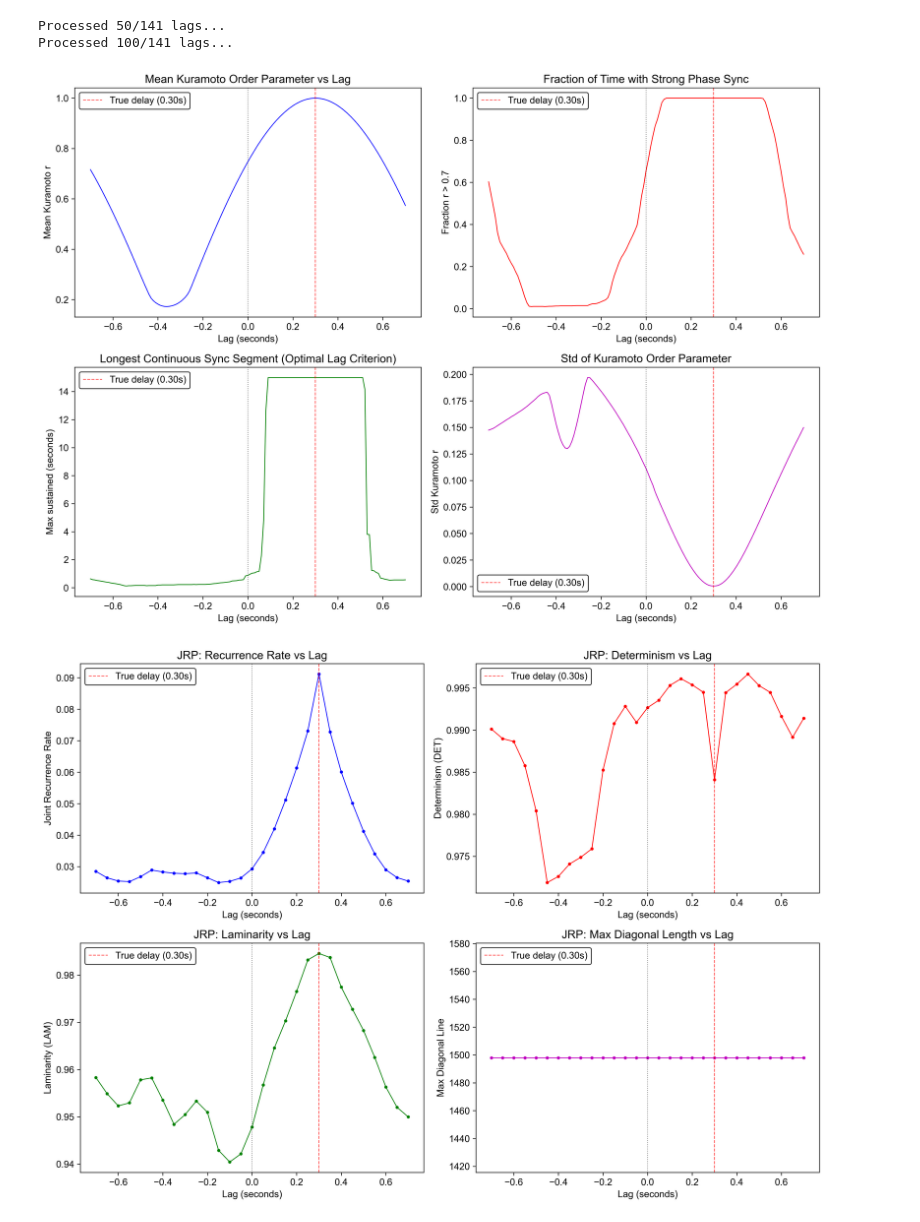
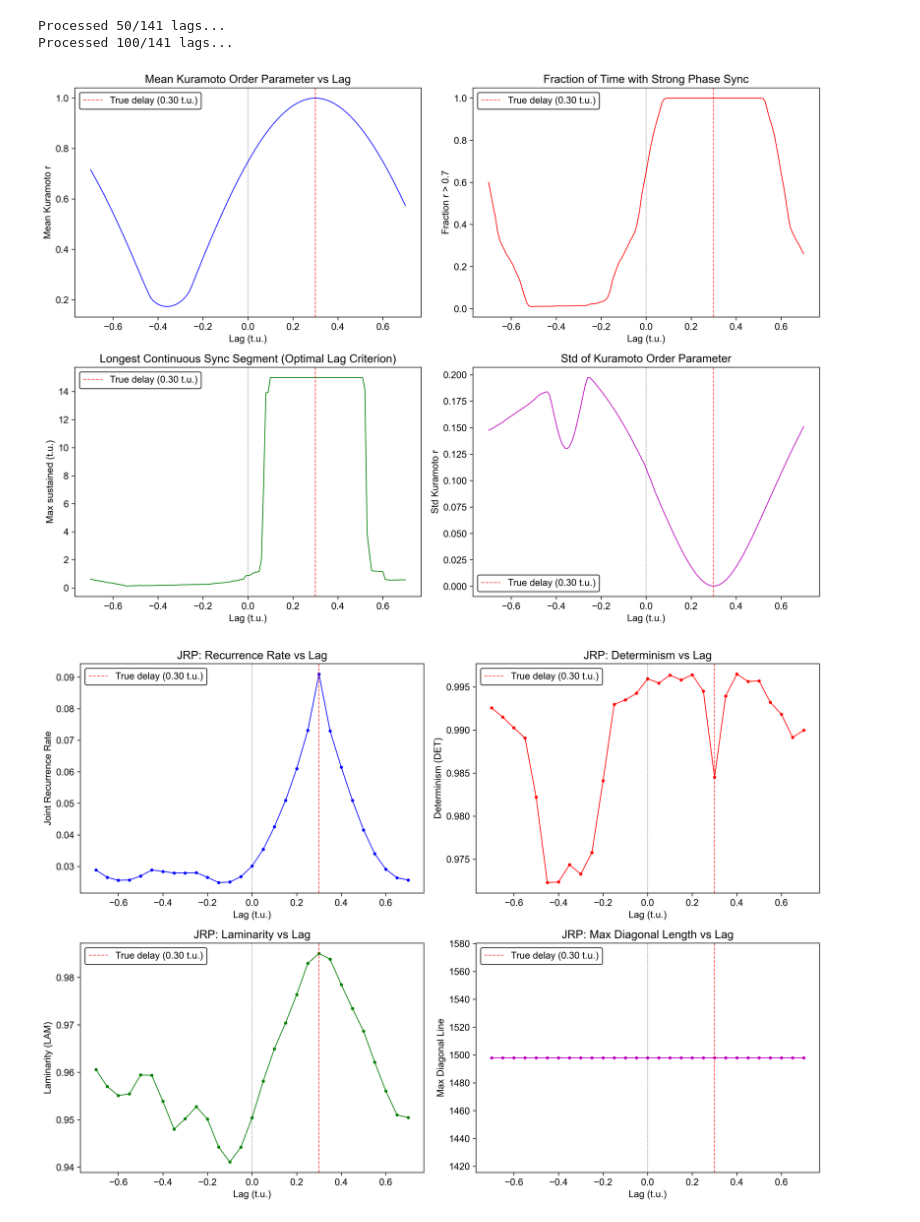
Before and after one commit to dgarciacesga/synch_delay, a Jupyter notebook: notebooks/kuramoto_jrp_analysis_bz_delayed.ipynb, the cells around one changed output. Cells and saved outputs as stored; diff of their text form; code cells hidden in the pictures.

```diff
--- a/notebooks/kuramoto_jrp_analysis_bz_delayed.ipynb
+++ b/notebooks/kuramoto_jrp_analysis_bz_delayed.ipynb
@@ -92,8 +92,8 @@ Computing Kuramoto order parameter...
 # %%
 # Extract signals from pipeline
 signal_pair = pipeline.signal_pair
-s1 = signal_pair.signal_b  # Source (reference)
-s2 = signal_pair.signal_a  # Delayed version
+s2 = signal_pair.signal_b  # Source (reference)
+s1 = signal_pair.signal_a  # Delayed version
 
 # Normalize to [-1, 1] centered at 0
 def normalize_zero_centered(x):
@@ -107,10 +107,10 @@ def normalize_zero_centered(x):
 s1_norm = normalize_zero_centered(s1)
 s2_norm = normalize_zero_centered(s2)
 
-time_axis = np.arange(len(s1_norm)) / signal_pair.sampling_rate
+time_axis_tu_tu = np.arange(len(s1_norm)) / signal_pair.sampling_rate
 
 print(f'Signal length: {len(s1_norm)} samples')
-print(f'Time duration: {time_axis[-1]:.1f} seconds')
-print(f'Sampling rate: {signal_pair.sampling_rate} Hz')
+print(f'Time duration: {time_axis_tu_tu[-1]:.1f} t.u.')
+print(f'Sampling rate: {signal_pair.sampling_rate} 1/(t.u.)')
 # %% [output]
 Signal length: 1500 samples
@@ -293,7 +293,7 @@ JRP Metrics (lag=0): RR=0.0294, DET=0.9745, LAM=0.9346
 [figure]
 # %%
 # Sweep lags with both Kuramoto and JRP metrics
-max_lag = 70  # steps (0.7 seconds)
+max_lag = 70  # steps (0.7 t.u.)
 lag_step = 1
 lags = np.arange(-max_lag, max_lag + 1, lag_step)
 
@@ -364,7 +364,7 @@ for lag in lags:
         'r_mean': r_mean,
         'r_std': r_std,
         'frac_above_07': frac_above,
-        'max_sustained_sec': max_sustained / signal_pair.sampling_rate,
+        'max_sustained_tu': max_sustained / signal_pair.sampling_rate,
         'jrp_RR': jrp_metrics['RR'],
         'jrp_DET': jrp_metrics['DET'],
         'jrp_LAM': jrp_metrics['LAM'],
@@ -383,95 +383,95 @@ Processed 100/141 lags...
 fig, axes = plt.subplots(2, 2, figsize=(14, 10))
 fig.patch.set_facecolor('white')
 
-true_delay_sec = 30 / signal_pair.sampling_rate  # True delay in seconds
+true_delay_tu = 30 / signal_pair.sampling_rate  # True delay in t.u.
 
 axes[0, 0].plot(results_df['lag_sec'], results_df['r_mean'], 'b-', linewidth=1)
-axes[0, 0].set_xlabel('Lag (seconds)')
+axes[0, 0].set_xlabel('Lag (t.u.)')
 axes[0, 0].set_ylabel('Mean Kuramoto r')
 axes[0, 0].set_title('Mean Kuramoto Order Parameter vs Lag')
 axes[0, 0].grid(False)
 axes[0, 0].axvline(x=0, color='k', linestyle=':', alpha=0.5)
-axes[0, 0].axvline(x=true_delay_sec, color='r', linestyle='--', alpha=0.7, label=f'True delay ({true_delay_sec:.2f}s)')
+axes[0, 0].axvline(x=true_delay_tu, color='r', linestyle='--', alpha=0.7, label=f'True delay ({true_delay_tu:.2f} t.u.)')
 axes[0, 0].legend(frameon=True, framealpha=0.9, edgecolor="black")
 
 axes[0, 1].plot(results_df['lag_sec'], results_df['frac_above_07'], 'r-', linewidth=1)
-axes[0, 1].set_xlabel('Lag (seconds)')
+axes[0, 1].set_xlabel('Lag (t.u.)')
 axes[0, 1].set_ylabel('Fraction r > 0.7')
 axes[0, 1].set_title('Fraction of Time with Strong Phase Sync')
 axes[0, 1].grid(False)
 axes[0, 1].axvline(x=0, color='k', linestyle=':', alpha=0.5)
-axes[0, 1].axvline(x=true_delay_sec, color='r', linestyle='--', alpha=0.7, label=f'True delay ({true_delay_sec:.2f}s)')
+axes[0, 1].axvline(x=true_delay_tu, color='r', linestyle='--', alpha=0.7, label=f'True delay ({true_delay_tu:.2f} t.u.)')
 axes[0, 1].legend(frameon=True, framealpha=0.9, edgecolor="black")
 
-axes[1, 0].plot(results_df['lag_sec'], results_df['max_sustained_sec'], 'g-', linewidth=1)
-axes[1, 0].set_xlabel('Lag (seconds)')
-axes[1, 0].set_ylabel('Max sustained (seconds)')
+axes[1, 0].plot(results_df['lag_sec'], results_df['max_sustained_tu'], 'g-', linewidth=1)
+axes[1, 0].set_xlabel('Lag (t.u.)')
+axes[1, 0].set_ylabel('Max sustained (t.u.)')
 axes[1, 0].set_title('Longest Continuous Sync Segment (Optimal Lag Criterion)')
 axes[1, 0].grid(False)
 axes[1, 0].axvline(x=0, color='k', linestyle=':', alpha=0.5)
-axes[1, 0].axvline(x=true_delay_sec, color='r', linestyle='--', alpha=0.7, label=f'True delay ({true_delay_sec:.2f}s)')
+axes[1, 0].axvline(x=true_delay_tu, color='r', linestyle='--', alpha=0.7, label=f'True delay ({true_delay_tu:.2f} t.u.)')
 axes[1, 0].legend(frameon=True, framealpha=0.9, edgecolor="black")
 
 axes[1, 1].plot(results_df['lag_sec'], results_df['r_std'], 'm-', linewidth=1)
-axes[1, 1].set_xlabel('Lag (seconds)')
+axes[1, 1].set_xlabel('Lag (t.u.)')
 axes[1, 1].set_ylabel('Std Kuramoto r')
 axes[1, 1].set_title('Std of Kuramoto Order Parameter')
 axes[1, 1].grid(False)
 axes[1, 1].axvline(x=0, color='k', linestyle=':', alpha=0.5)
-axes[1, 1].axvline(x=true_delay_sec, color='r', linestyle='--', alpha=0.7, label=f'True delay ({true_delay_sec:.2f}s)')
+axes[1, 1].axvline(x=true_delay_tu, color='r', linestyle='--', alpha=0.7, label=f'True delay ({true_delay_tu:.2f} t.u.)')
 axes[1, 1].legend(frameon=True, framealpha=0.9, edgecolor="black")
 
 plt.tight_layout()
 # %% [output]
-[figure, old version]
+[figure, new version]
 # %%
-# Plot JRP metrics (only computed every 10 steps = 0.01s)
+# Plot JRP metrics (only computed every 10 steps = 0.01 t.u)
 jrp_df = results_df[results_df['jrp_RR'] > 0].copy()
 
-true_delay_sec = 30 / signal_pair.sampling_rate  # True delay in seconds
+true_delay_tu = 30 / signal_pair.sampling_rate  # True delay in t.u.
 
 fig, axes = plt.subplots(2, 2, figsize=(14, 10))
 fig.patch.set_facecolor('white')
 
 axes[0, 0].plot(jrp_df['lag_sec'], jrp_df['jrp_RR'], 'b-o', linewidth=1, markersize=3)
-axes[0, 0].set_xlabel('Lag (seconds)')
+axes[0, 0].set_xlabel('Lag (t.u.)')
 axes[0, 0].set_ylabel('Joint Recurrence Rate')
 axes[0, 0].set_title('JRP: Recurrence Rate vs Lag')
 axes[0, 0].grid(False)
 axes[0, 0].axvline(x=0, color='k', linestyle=':', alpha=0.5)
-axes[0, 0].axvline(x=true_delay_sec, color='r', linestyle='--', alpha=0.7, label=f'True delay ({true_delay_sec:.2f}s)')
+axes[0, 0].axvline(x=true_delay_tu, color='r', linestyle='--', alpha=0.7, label=f'True delay ({true_delay_tu:.2f} t.u.)')
 axes[0, 0].legend(frameon=True, framealpha=0.9, edgecolor="black")
 
 axes[0, 1].plot(jrp_df['lag_sec'], jrp_df['jrp_DET'], 'r-o', linewidth=1, markersize=3)
-axes[0, 1].set_xlabel('Lag (seconds)')
+axes[0, 1].set_xlabel('Lag (t.u.)')
 axes[0, 1].set_ylabel('Determinism (DET)')
 axes[0, 1].set_title('JRP: Determinism vs Lag')
 axes[0, 1].grid(False)
 axes[0, 1].axvline(x=0, color='k', linestyle=':', alpha=0.5)
-axes[0, 1].axvline(x=true_delay_sec, color='r', linestyle='--', alpha=0.7, label=f'True delay ({true_delay_sec:.2f}s)')
+axes[0, 1].axvline(x=true_delay_tu, color='r', linestyle='--', alpha=0.7, label=f'True delay ({true_delay_tu:.2f} t.u.)')
 axes[0, 1].legend(frameon=True, framealpha=0.9, edgecolor="black")
 
 axes[1, 0].plot(jrp_df['lag_sec'], jrp_df['jrp_LAM'], 'g-o', linewidth=1, markersize=3)
-axes[1, 0].set_xlabel('Lag (seconds)')
+axes[1, 0].set_xlabel('Lag (t.u.)')
 axes[1, 0].set_ylabel('Laminarity (LAM)')
 axes[1, 0].set_title('JRP: Laminarity vs Lag')
 axes[1, 0].grid(False)
 axes[1, 0].axvline(x=0, color='k', linestyle=':', alpha=0.5)
-axes[1, 0].axvline(x=true_delay_sec, color='r', linestyle='--', alpha=0.7, label=f'True delay ({true_delay_sec:.2f}s)')
+axes[1, 0].axvline(x=true_delay_tu, color='r', linestyle='--', alpha=0.7, label=f'True delay ({true_delay_tu:.2f} t.u.)')
 axes[1, 0].legend(frameon=True, framealpha=0.9, edgecolor="black")
 
 axes[1, 1].plot(jrp_df['lag_sec'], jrp_df['jrp_max_diag'], 'm-o', linewidth=1, markersize=3)
-axes[1, 1].set_xlabel('Lag (seconds)')
+axes[1, 1].set_xlabel('Lag (t.u.)')
 axes[1, 1].set_ylabel('Max Diagonal Line')
 axes[1, 1].set_title('JRP: Max Diagonal Length vs Lag')
 axes[1, 1].grid(False)
 axes[1, 1].axvline(x=0, color='k', linestyle=':', alpha=0.5)
-axes[1, 1].axvline(x=true_delay_sec, color='r', linestyle='--', alpha=0.7, label=f'True delay ({true_delay_sec:.2f}s)')
+axes[1, 1].axvline(x=true_delay_tu, color='r', linestyle='--', alpha=0.7, label=f'True delay ({true_delay_tu:.2f} t.u.)')
 axes[1, 1].legend(frameon=True, framealpha=0.9, edgecolor="black")
 
 plt.tight_layout()
 # %% [output]
-[figure, old version]
+[figure, new version]
 # %%
 # Combined analysis: Find optimal lag from both methods
 # KURAMOTO: Use 'frac_above_07' × 'r_mean' as criteria
```
Also changed, not shown: parts of 8 cells of this notebook, 39 other files.
